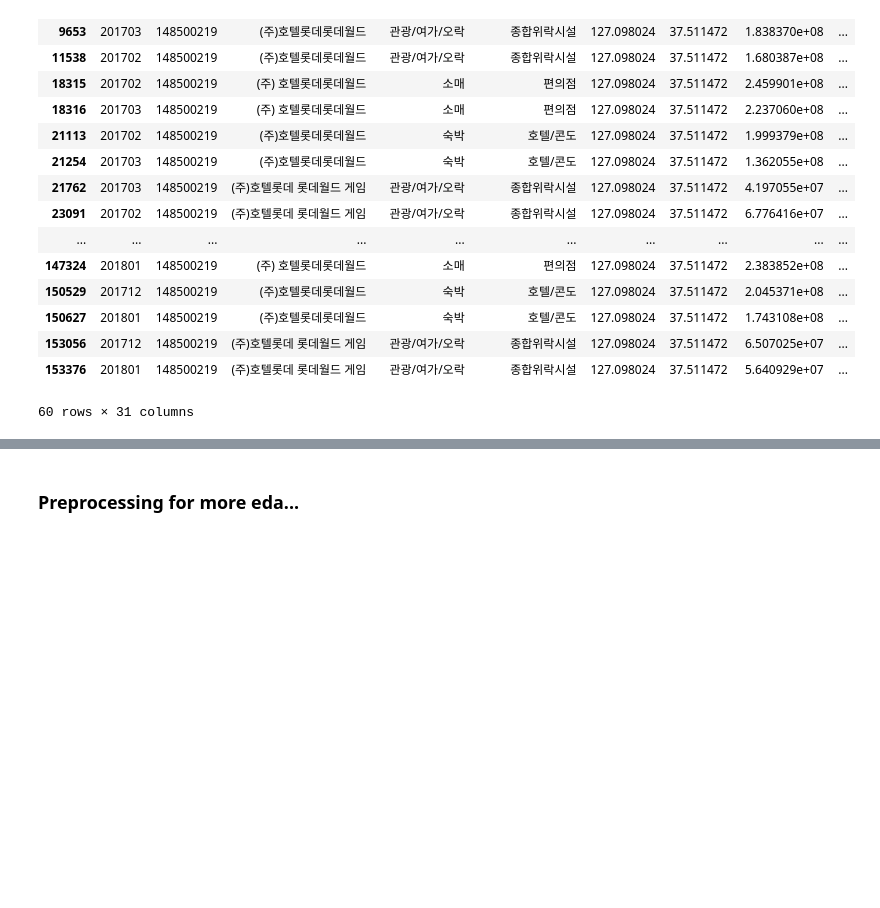
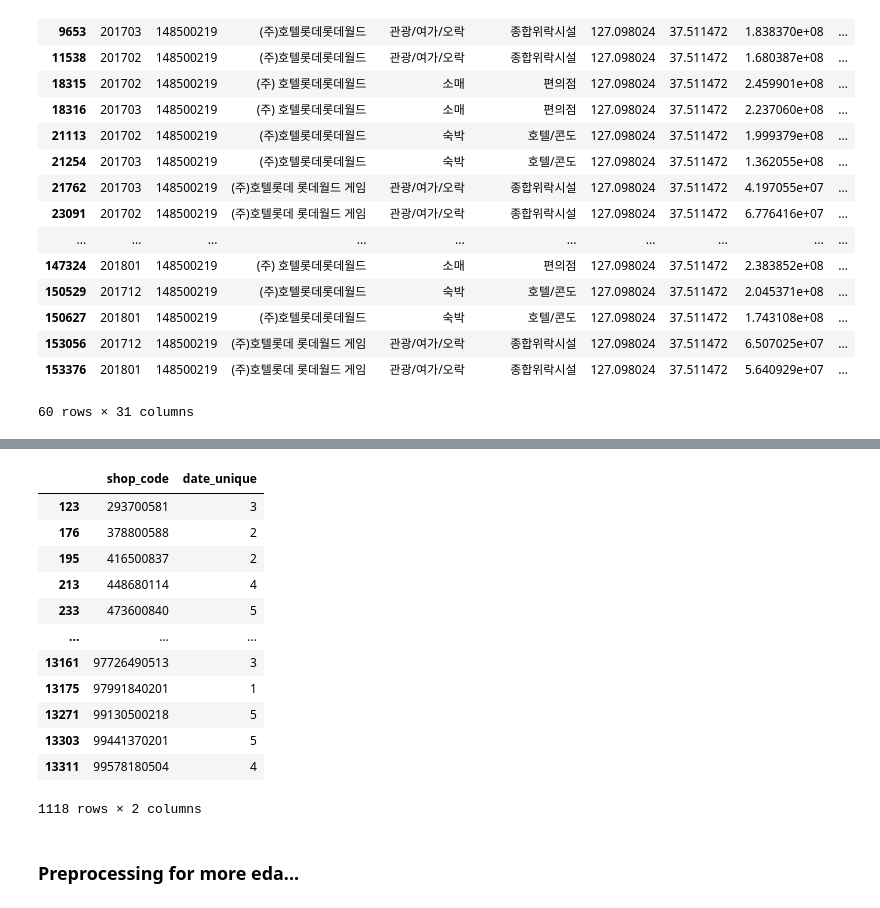
Before and after one commit to iDolphin99/Commerical_data_analysis, a Jupyter notebook: dolphin/EDA_report_code.ipynb, the cells around one changed output, grey strips where cells are left out. Saved outputs shown, nothing was run; the diff lists cells and outputs as text; code cells hidden in the pictures; blank space fills up the shorter version.

```diff
--- a/dolphin/EDA_report_code.ipynb
+++ b/dolphin/EDA_report_code.ipynb
@@ -202,3 +202,8 @@ data[data['shop_code'] == 148500219]
 | 153056 | 201712 | 148500219 | (주)호텔롯데 롯데월드 게임 | 관광/여가/오락 | 종합위락시설 | 127.098024 | 37.511472 | 6.507025e+07 | ... |
 | 153376 | 201801 | 148500219 | (주)호텔롯데 롯데월드 게임 | 관광/여가/오락 | 종합위락시설 | 127.098024 | 37.511472 | 5.640929e+07 | ... |
 60 rows × 31 columns
+# %%
+# date column 분석
+# shop_cde가 점포 하나하나를 식별하는 feature라면, 모든 각각의 점포가 12개의 date data를 가지고 있는지 확인
+check_df3 = data.groupby('shop_code')['date'].nunique().to_frame('date_unique').reset_index()
+check_df3['date_unique'].describe()
@@ -205,3 +220,26 @@ data[data['shop_code'] == 148500219]
+# %%
+# 1개의 date 데이터만 가진 점포 데이터가 121개가 존재
+# 2개의 date 데이터만 가진 점포 데이터가 230개 존재
+# 3 -> 260, 4->273 .,,,
+# 가정1) 오래 장사를 한 점포일수록 매출이 높을 것이다, date 개수가 많을 수록 monthly_gain.sum()이 높아질 것
+# 가정2) date가 1개인 점포는 매출데이터를 신뢰할 수 있을까? 2018년2월데이터가 아닌 2017년 3월데이터(시작날짜)라면 개점하자마자 폐점?
+# 하지만 date 데이터를 1~12로 새로운 column으로 넣어준다 하더라도...
+# 상점 하나하나가 아닌 월 매출 데이터 하나하나를 보는 것이기 때문에 넣기가 어려울 것 같음
+check_df3[check_df3['date_unique']<6]
+# %% [output]
+|  | shop_code | date_unique |
+| 123 | 293700581 | 3 |
+| 176 | 378800588 | 2 |
+| 195 | 416500837 | 2 |
+| 213 | 448680114 | 4 |
+| 233 | 473600840 | 5 |
+| ... | ... | ... |
+| 13161 | 97726490513 | 3 |
+| 13175 | 97991840201 | 1 |
+| 13271 | 99130500218 | 5 |
+| 13303 | 99441370201 | 5 |
+| 13311 | 99578180504 | 4 |
+1118 rows × 2 columns
 # %% [markdown]
 ### Preprocessing for more eda...
 # %%
```
Also changed, not shown: parts of 2 cells of this notebook.
